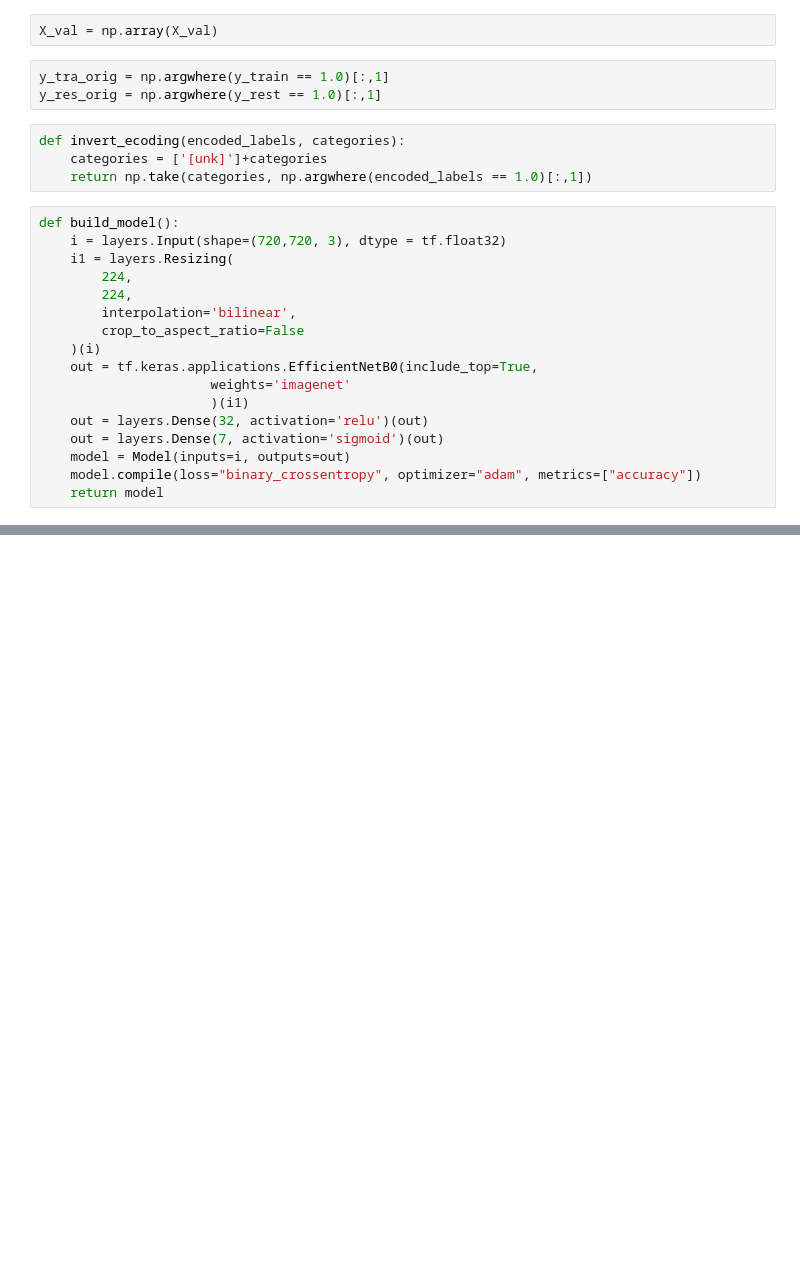
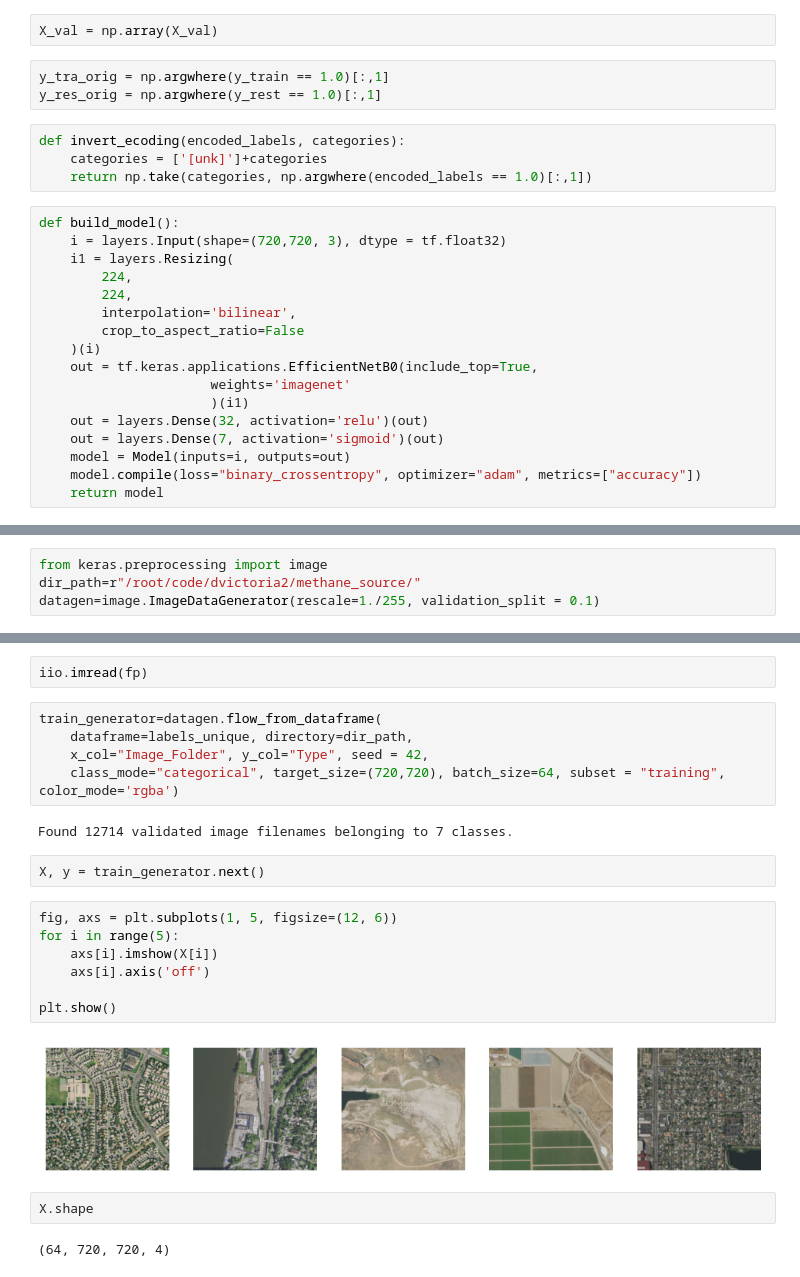
Before and after one commit to carlajord/methane_source, a Jupyter notebook: efficient_net.ipynb, the cells around one changed output, grey strips where cells are left out. Drawn from its saved outputs; the diff is of its cells as text; blank space fills up the shorter version.

```diff
--- a/efficient_net.ipynb
+++ b/efficient_net.ipynb
@@ -183,0 +134,4 @@ y_pred[y_pred < 0.5] = 0
+# %%
+from keras.preprocessing import image
+dir_path=r"/root/code/dvictoria2/methane_source/"
+datagen=image.ImageDataGenerator(rescale=1./255, validation_split = 0.1)
@@ -183,0 +162,24 @@ y_pred[y_pred < 0.5] = 0
+# %%
+iio.imread(fp)
+# %%
+train_generator=datagen.flow_from_dataframe(
+    dataframe=labels_unique, directory=dir_path,
+    x_col="Image_Folder", y_col="Type", seed = 42,
+    class_mode="categorical", target_size=(720,720), batch_size=64, subset = "training", color_mode='rgba')
+# %% [output]
+Found 12714 validated image filenames belonging to 7 classes.
+# %%
+X, y = train_generator.next()
+# %%
+fig, axs = plt.subplots(1, 5, figsize=(12, 6))
+for i in range(5):
+    axs[i].imshow(X[i])
+    axs[i].axis('off')
+
+plt.show()
+# %% [output]
+[figure, added]
+# %%
+X.shape
+# %% [output]
+(64, 720, 720, 4)
```
Also changed, not shown: parts of 20 cells of this notebook.
